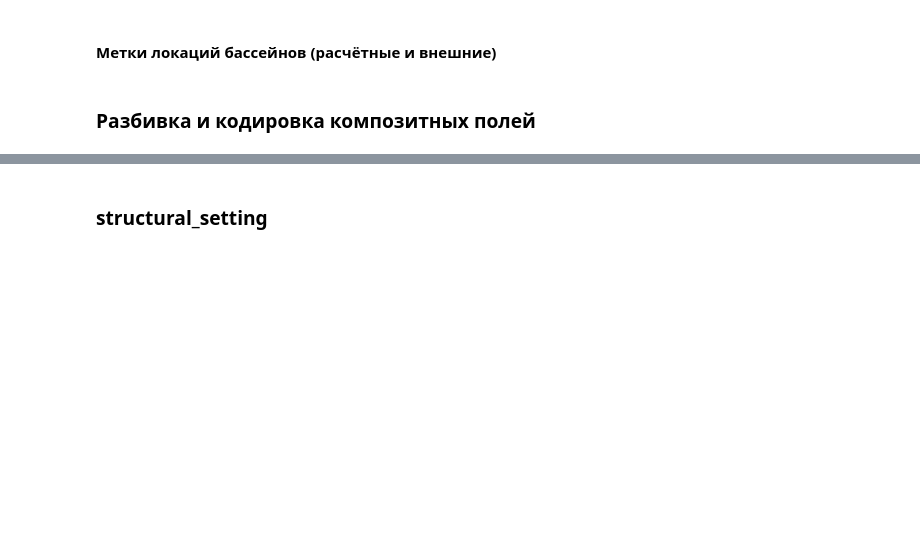
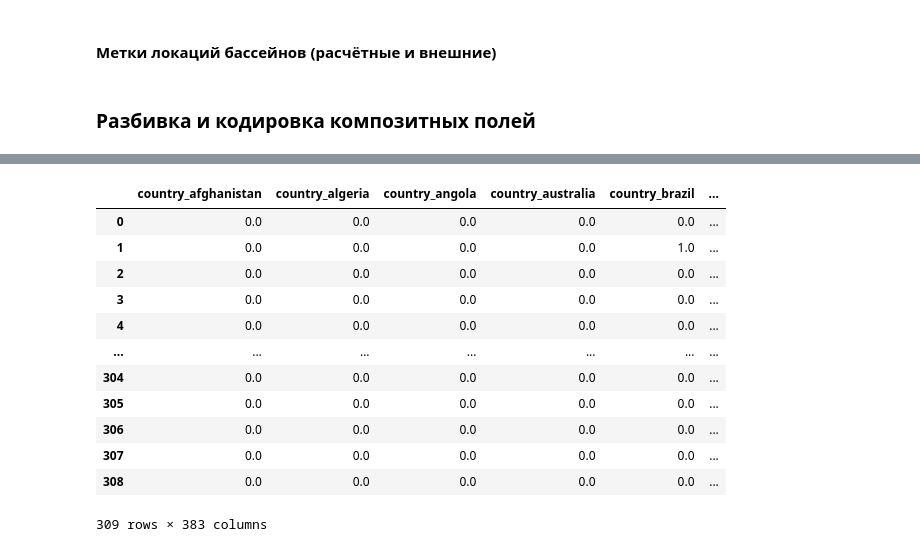
Before and after one commit to AlekseiAgarkov/classification-of-oil-and-gas, a Jupyter notebook: notebooks/feature_preprocessing.ipynb, the cells around one changed output, grey strips where cells are left out. Drawn from its saved outputs; the diff is of its cells as text; code cells hidden in the pictures; blank space fills up the shorter version.

```diff
--- a/notebooks/feature_preprocessing.ipynb
+++ b/notebooks/feature_preprocessing.ipynb
@@ -153,5 +158,5 @@ gdf['basin_location_inferred'] = gdf['basin_name'].map(inferred_location_map).fi
 # %%
-basins_mapped = basins_mapped.drop(basins_mapped[basins_mapped['basin_name'] == 'unknown'].index).reset_index(drop=True).to_dict("records")
+basins_mapped = basins_mapped.drop(basins_mapped[basins_mapped['basin_name'] == 'unknown'].index).reset_index(
+    drop=True).to_dict("records")
 external_location_map = {b['basin_name']: b['location'] for b in basins_mapped}
 basin_location_map_combined = construct_basin_location_mapper_with_external(basin_location, external_location_map)
-gdf['basin_location_external'] = gdf['basin_name'].map(basin_location_map_combined).fillna('unknown')
@@ -174,2 +167,0 @@ pd.DataFrame(tectonic_regime_binarized,
-# %% [markdown]
-### structural_setting
@@ -187,0 +168,52 @@ pd.DataFrame(structural_setting_binarized,
+# %%
+country_features, country_binarizer = onehot_encode(gdf, 'country')
+region_features, region_binarizer = onehot_encode(gdf, 'region')
+basin_name_features, basin_name_binarizer = onehot_encode(gdf, 'basin_name')
+tectonic_regime_features, tectonic_regime_binarizer = split_binarize_encode(gdf, 'tectonic_regime')
+operator_company_features, operator_company_binarizer = onehot_encode(gdf, 'operator_company')
+hydrocarbon_type_features, hydrocarbon_type_binarizer = onehot_encode(gdf, 'hydrocarbon_type')
+structural_setting_features, structural_setting_binarizer = split_binarize_encode(gdf, 'structural_setting')
+reservoir_period_features, reservoir_period_binarizer = onehot_encode(gdf, 'reservoir_period')
+lithology_features, lithology_binarizer = onehot_encode(gdf, 'lithology')
+basin_location_inferred_features, basin_location_inferred_binarizer = onehot_encode(gdf, 'basin_location_inferred')
+basin_location_external_features, basin_location_external_binarizer = onehot_encode(gdf, 'basin_location_external')
+# %%
+numeric_cols = ['depth', 'thickness_gross_average_ft', 'thickness_net_pay_average_ft', 'porosity', 'permeability']
+gdf_numeric = gdf[numeric_cols].copy()
+numeric_scaler = MinMaxScaler()
+gdf_scaled = gdf_numeric.copy()
+gdf_scaled[numeric_cols] = numeric_scaler.fit_transform(gdf_numeric[numeric_cols])
+# %%
+binary_cols = ['is_in_water', 'is_on_island', 'is_in_gulf', 'is_in_strait', 'is_in_delta', 'is_in_bay', 'ref_onshore',
+               'ref_offshore', 'ref_lake']
+gdf_binary_features = gdf[binary_cols].astype(float).copy()
+# %%
+pd.concat([
+    country_features,
+    region_features,
+    basin_name_features,
+    tectonic_regime_features,
+    operator_company_features,
+    hydrocarbon_type_features,
+    structural_setting_features,
+    reservoir_period_features,
+    lithology_features,
+    basin_location_inferred_features,
+    basin_location_external_features,
+    gdf_scaled,
+    gdf_binary_features
+], axis=1)
+# %% [output]
+|  | country_afghanistan | country_algeria | country_angola | country_australia | country_brazil | ... |
+| 0 | 0.0 | 0.0 | 0.0 | 0.0 | 0.0 | ... |
+| 1 | 0.0 | 0.0 | 0.0 | 0.0 | 1.0 | ... |
+| 2 | 0.0 | 0.0 | 0.0 | 0.0 | 0.0 | ... |
+| 3 | 0.0 | 0.0 | 0.0 | 0.0 | 0.0 | ... |
+| 4 | 0.0 | 0.0 | 0.0 | 0.0 | 0.0 | ... |
+| ... | ... | ... | ... | ... | ... | ... |
+| 304 | 0.0 | 0.0 | 0.0 | 0.0 | 0.0 | ... |
+| 305 | 0.0 | 0.0 | 0.0 | 0.0 | 0.0 | ... |
+| 306 | 0.0 | 0.0 | 0.0 | 0.0 | 0.0 | ... |
+| 307 | 0.0 | 0.0 | 0.0 | 0.0 | 0.0 | ... |
+| 308 | 0.0 | 0.0 | 0.0 | 0.0 | 0.0 | ... |
+309 rows × 383 columns
```
Also changed, not shown: parts of 41 cells of this notebook, 2 other files.
